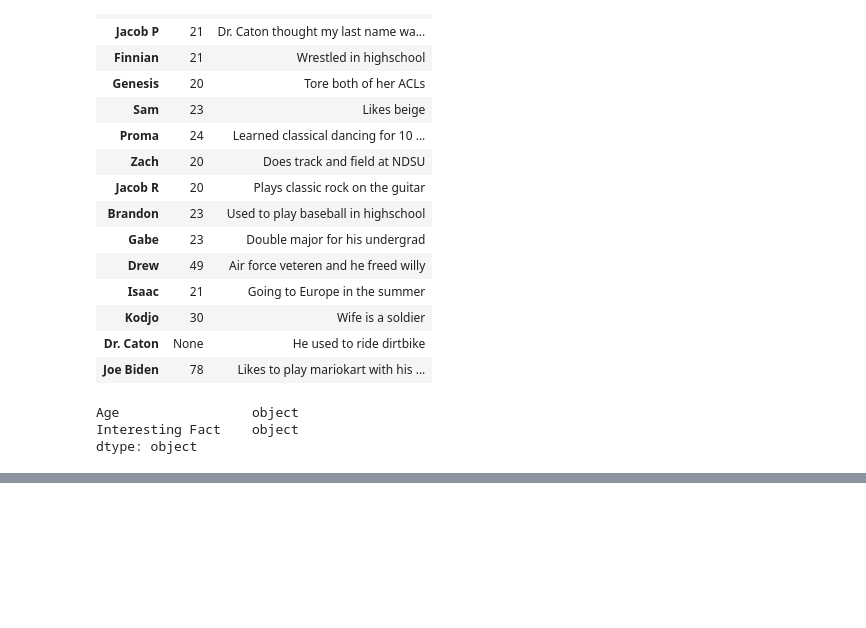
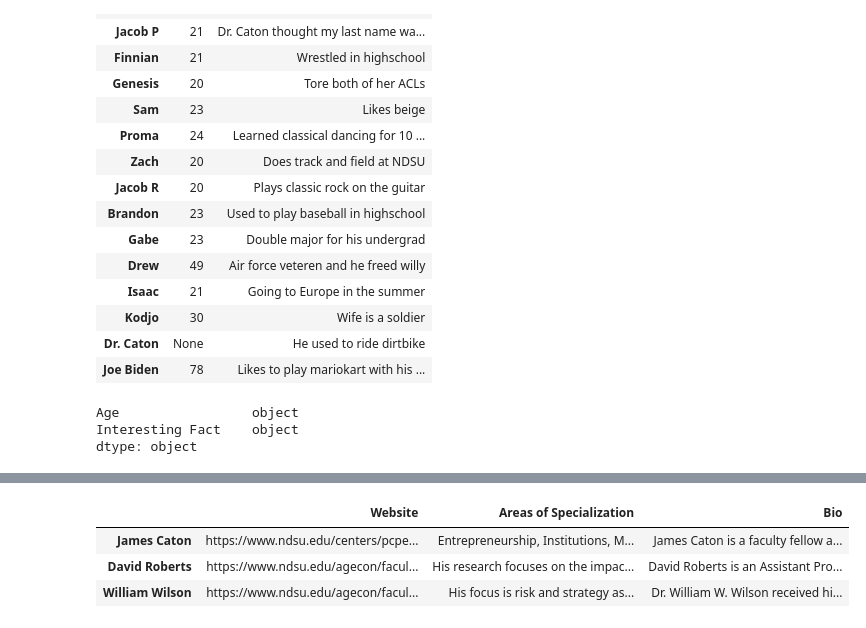
Before and after one commit to jacobradke/jacobradke, a Jupyter notebook: In Class Projects/Project 3 - Dictionaries and Dataframes.ipynb, the cells around one changed output, grey strips where cells are left out. Drawn from its saved outputs; the diff is of its cells as text; code cells hidden in the pictures; blank space fills up the shorter version.

```diff
--- a/In Class Projects/Project 3 - Dictionaries and Dataframes.ipynb
+++ b/In Class Projects/Project 3 - Dictionaries and Dataframes.ipynb
@@ -376,0 +438,9 @@ pd.DataFrame(faculty_dict).T
+# %%
+names = ["James Caton", "William Wilson", "David Roberts"]
+
+faculty_df[faculty_df.index.isin(names)]
+# %% [output]
+|  | Website | Areas of Specialization | Bio |
+| James Caton | https://www.ndsu.edu/centers/pcpe... | Entrepreneurship, Institutions, M... | James Caton is a faculty fellow a... |
+| David Roberts | https://www.ndsu.edu/agecon/facul... | His research focuses on the impac... | David Roberts is an Assistant Pro... |
+| William Wilson | https://www.ndsu.edu/agecon/facul... | His focus is risk and strategy as... | Dr. William W. Wilson received hi... |
```
Also changed, not shown: parts of 10 cells of this notebook, 1 other file.
